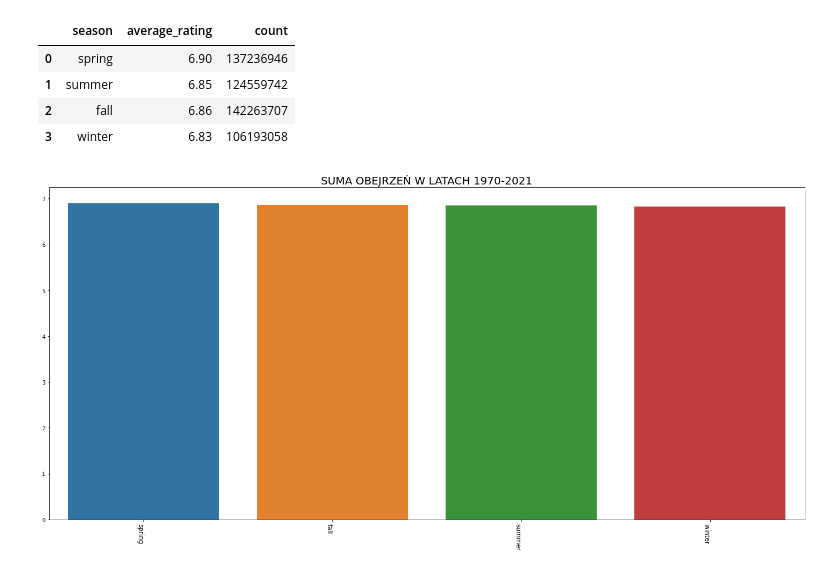
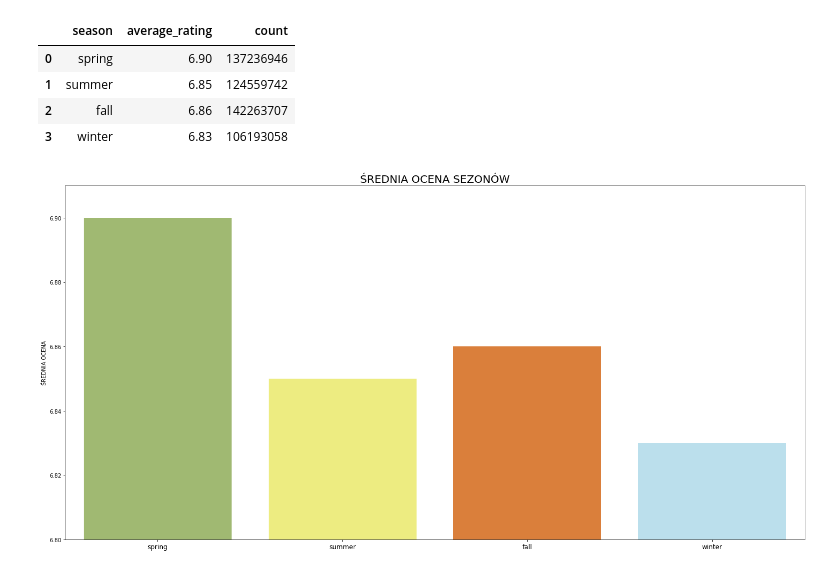
Before and after one commit to BloodyShrimp/Visualizing_Anime, a Jupyter notebook: data_refining.ipynb, the cells around one changed output. Cells and saved outputs as stored; diff of their text form; code cells hidden in the pictures.

Commit message:
Wykresy sezonów

```diff
--- a/data_refining.ipynb
+++ b/data_refining.ipynb
@@ -751,14 +751,13 @@ seasons_complete
 | 2 | fall | 6.86 | 142263707 |
 | 3 | winter | 6.83 | 106193058 |
 # %%
-plot_seasons_rating = sns.barplot(x='season', y='average_rating', data=season_rating)
-plot_seasons_rating.set_title('SUMA OBEJRZEŃ W LATACH 1970-2021', fontsize=20)
-ax = sns.countplot(x='season', data=season_rating)
-ax.set_xticklabels(ax.get_xticklabels(), rotation=-90, ha="right")
-plot_seasons_rating.set_ylabel('')
+plot_seasons_rating = sns.barplot(x='season', y='average_rating', data=seasons_complete, palette=['#A3C566', '#FFFE6F', '#f47b20', '#b3e3f4'])
+plot_seasons_rating.set_title('ŚREDNIA OCENA SEZONÓW', fontsize=20)
+plot_seasons_rating.set_ylabel('ŚREDNIA OCENA')
 plot_seasons_rating.set_xlabel('')
+matplotlib.pyplot.ylim(6.8, 6.91)
 ax.get_yaxis().set_major_formatter(matplotlib.ticker.FuncFormatter(lambda x, p: format(int(x), ',')))
 plt.tight_layout()
 plt.show()
 # %% [output]
-[figure, old version]
+[figure, new version]
```
Also changed, not shown: parts of 2 cells of this notebook.
